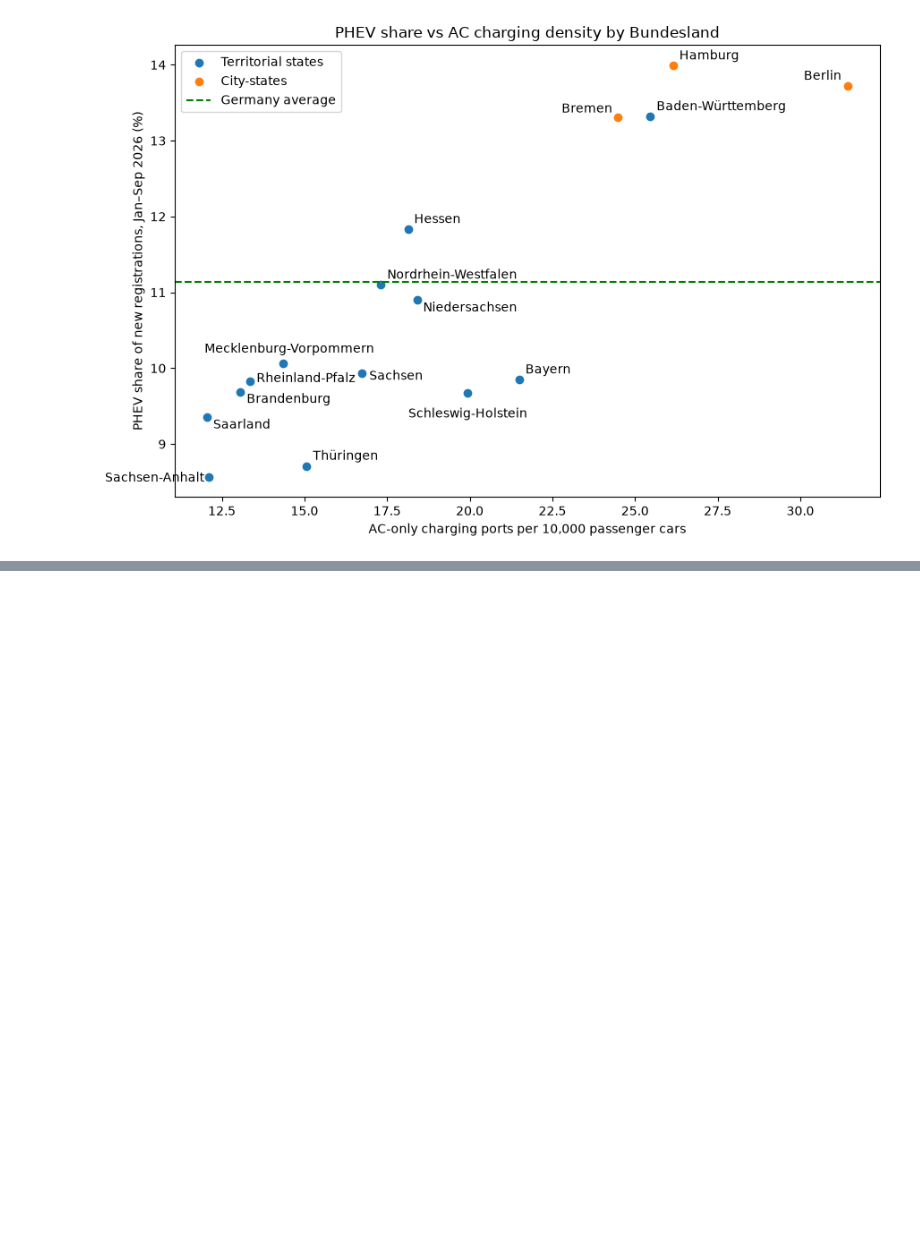
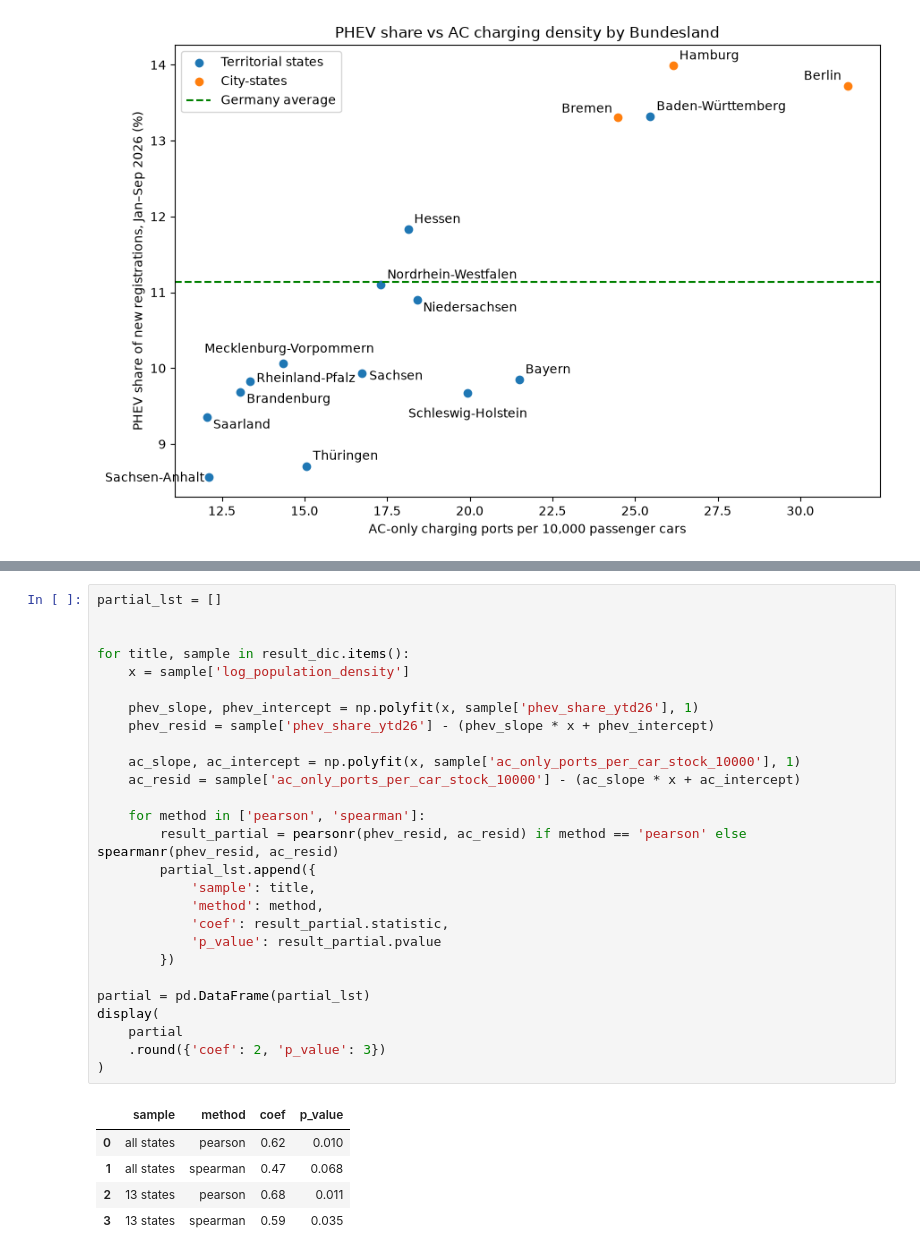
Before and after one commit to cankale/bmw-electric-vehicle-market-analysis, a Jupyter notebook: src/03_regional_analysis.ipynb, the cells around one changed output, grey strips where cells are left out. Drawn from its saved outputs; the diff is of its cells as text; blank space fills up the shorter version.

```diff
--- a/src/03_regional_analysis.ipynb
+++ b/src/03_regional_analysis.ipynb
@@ -389,0 +473,33 @@ plt.show()
+# %%
+partial_lst = []
+
+
+for title, sample in result_dic.items():
+    x = sample['log_population_density']
+
+    phev_slope, phev_intercept = np.polyfit(x, sample['phev_share_ytd26'], 1)
+    phev_resid = sample['phev_share_ytd26'] - (phev_slope * x + phev_intercept)
+
+    ac_slope, ac_intercept = np.polyfit(x, sample['ac_only_ports_per_car_stock_10000'], 1)
+    ac_resid = sample['ac_only_ports_per_car_stock_10000'] - (ac_slope * x + ac_intercept)
+
+    for method in ['pearson', 'spearman']:
+        result_partial = pearsonr(phev_resid, ac_resid) if method == 'pearson' else spearmanr(phev_resid, ac_resid)
+        partial_lst.append({
+            'sample': title,
+            'method': method,
+            'coef': result_partial.statistic,
+            'p_value': result_partial.pvalue
+        })
+
+partial = pd.DataFrame(partial_lst)
+display(
+    partial
+    .round({'coef': 2, 'p_value': 3})
+)
+# %% [output]
+|  | sample | method | coef | p_value |
+| 0 | all states | pearson | 0.62 | 0.010 |
+| 1 | all states | spearman | 0.47 | 0.068 |
+| 2 | 13 states | pearson | 0.68 | 0.011 |
+| 3 | 13 states | spearman | 0.59 | 0.035 |
```
Also changed, not shown: parts of 4 cells of this notebook.
